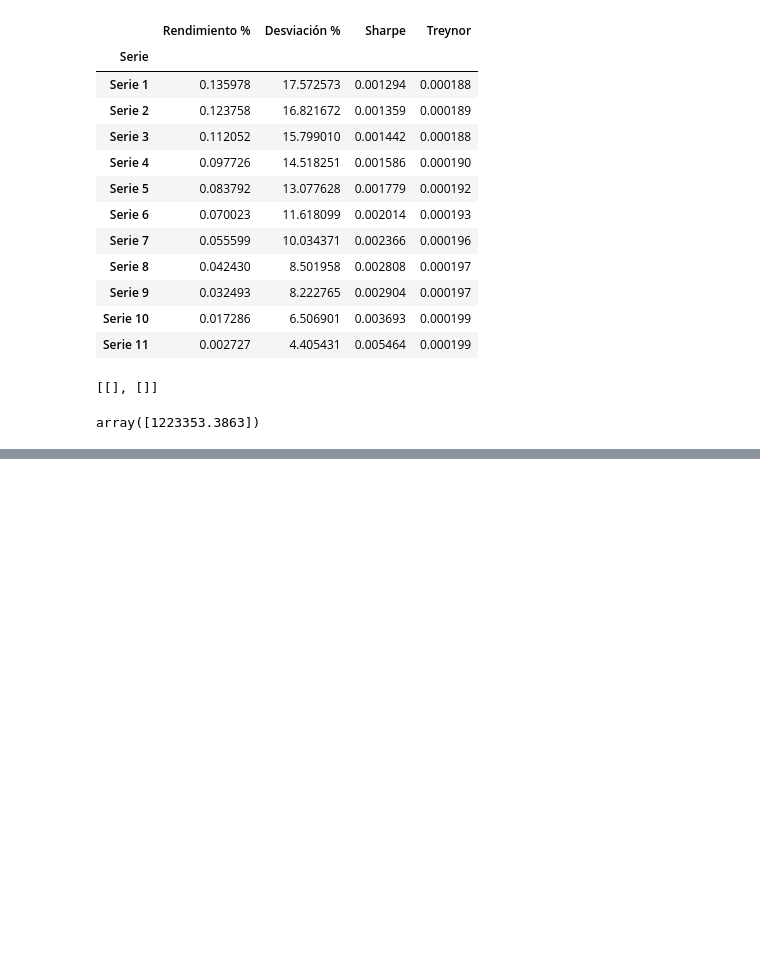
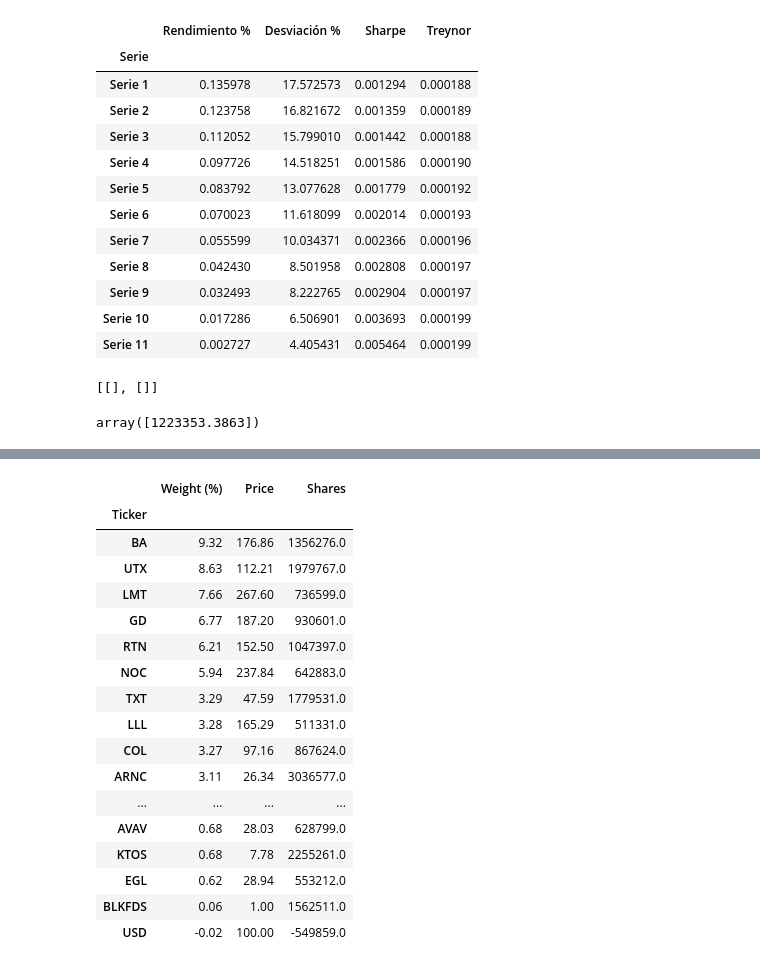
Before and after one commit to Dianachav/Trading_Lab1, a Jupyter notebook: Lab1_Python.ipynb, the cells around one changed output, grey strips where cells are left out. Cells and saved outputs as stored; diff of their text form; code cells hidden in the pictures; blank space fills up the shorter version.

```diff
--- a/Lab1_Python.ipynb
+++ b/Lab1_Python.ipynb
@@ -392,0 +425,21 @@ data_n = [data.loc[data['ticker']== i,'adj_close'] for i in ticker]
+# %%
+mes1
+# %% [output]
+|  | Weight (%) | Price | Shares |
+| Ticker |  |  |  |
+| BA | 9.32 | 176.86 | 1356276.0 |
+| UTX | 8.63 | 112.21 | 1979767.0 |
+| LMT | 7.66 | 267.60 | 736599.0 |
+| GD | 6.77 | 187.20 | 930601.0 |
+| RTN | 6.21 | 152.50 | 1047397.0 |
+| NOC | 5.94 | 237.84 | 642883.0 |
+| TXT | 3.29 | 47.59 | 1779531.0 |
+| LLL | 3.28 | 165.29 | 511331.0 |
+| COL | 3.27 | 97.16 | 867624.0 |
+| ARNC | 3.11 | 26.34 | 3036577.0 |
+| ... | ... | ... | ... |
+| AVAV | 0.68 | 28.03 | 628799.0 |
+| KTOS | 0.68 | 7.78 | 2255261.0 |
+| EGL | 0.62 | 28.94 | 553212.0 |
+| BLKFDS | 0.06 | 1.00 | 1562511.0 |
+| USD | -0.02 | 100.00 | -549859.0 |
```
Also changed, not shown: parts of 5 cells of this notebook.
